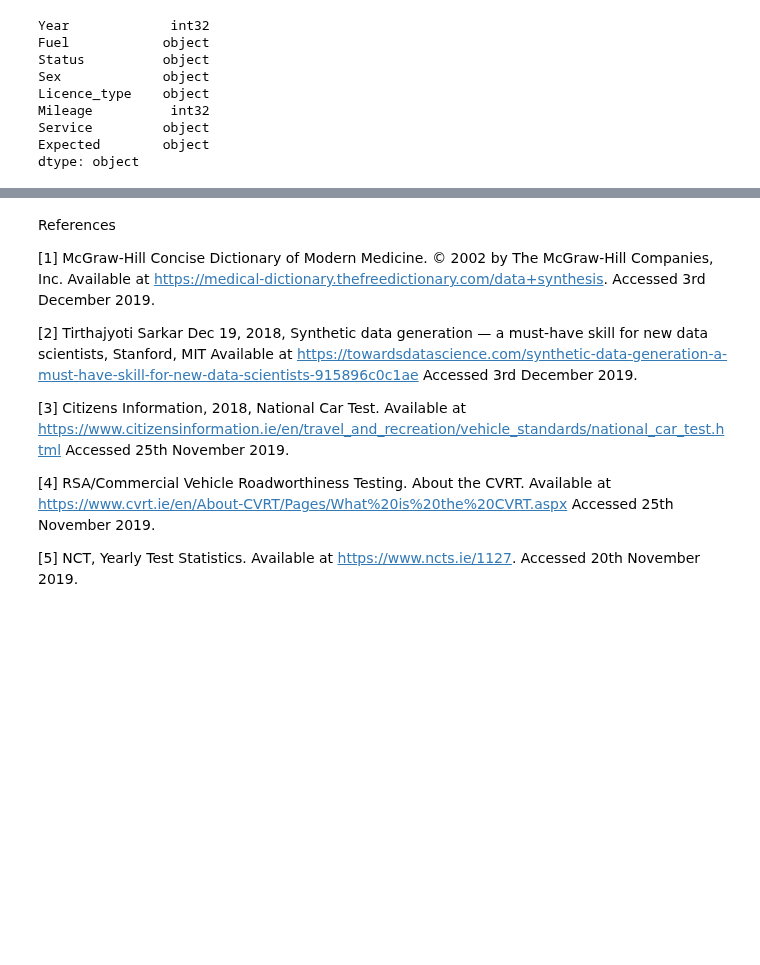
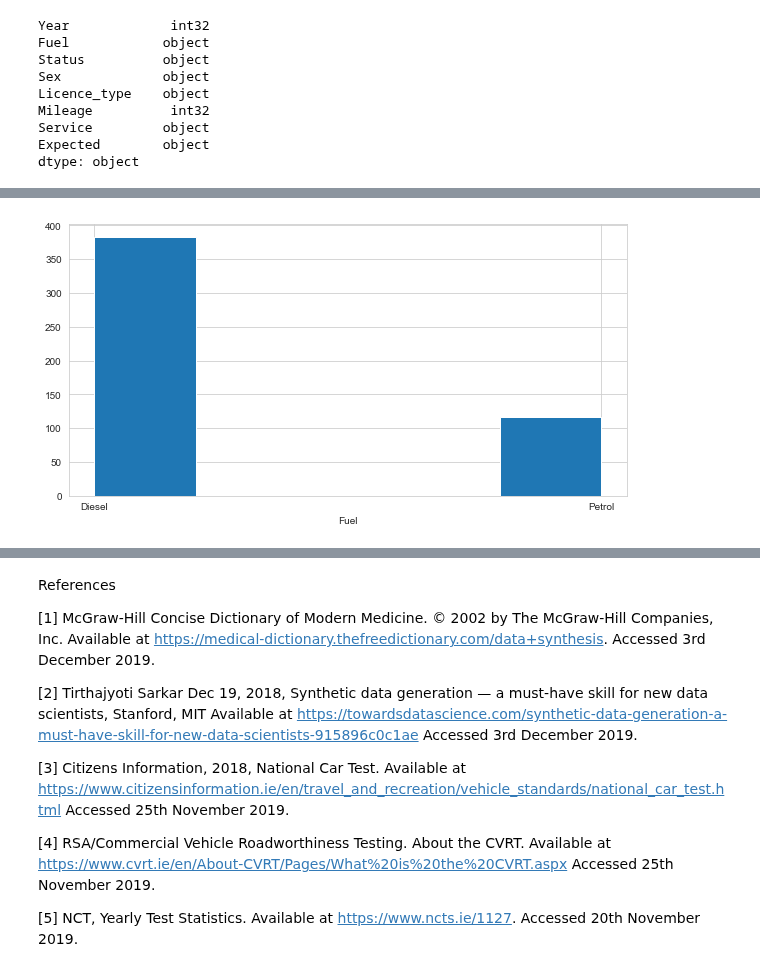
Before and after one commit to bexiturley/Programming-for-Data-Analysis-Project-2019, a Jupyter notebook: Last attempt.ipynb, the cells around one changed output, grey strips where cells are left out. Saved outputs shown, nothing was run; the diff lists cells and outputs as text; code cells hidden in the pictures; blank space fills up the shorter version.

Commit message:
reorder graphs

```diff
--- a/Last attempt.ipynb
+++ b/Last attempt.ipynb
@@ -384 +453,4 @@ Petrol    112
 dtype: int64
+# %%
+fu = np.random.choice(fuel, 500, p=[0.24, 0.76])
+fu
@@ -385,3 +475,12 @@ dtype: int64
+# %%
+# Histogram showing the difference in the genders
+
+plt.figure(figsize=(10,5))
+plt.hist(fu, bins=5)
+plt.xlabel("Fuel")
+plt.show()
+# %% [output]
+[figure, added]
 # %%
 sns.countplot('Year', hue='Fuel', data=df)
 # %% [output]
```
Also changed, not shown: parts of 52 cells of this notebook.
